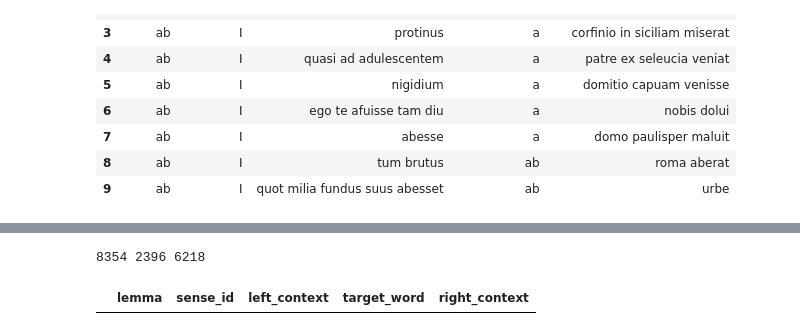
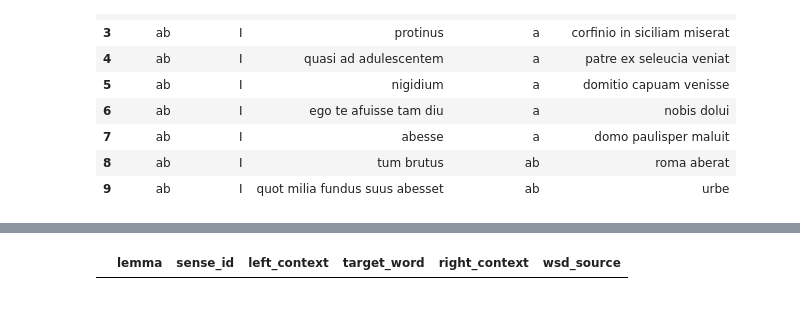
Before and after one commit to CCS-ZCU/labyrinth, a Jupyter notebook: scripts/0_1_latin-wsd-data&finetuning.ipynb, the cells around one changed output, grey strips where cells are left out. Drawn from its saved outputs; the diff is of its cells as text; code cells hidden in the pictures.

```diff
--- a/scripts/0_1_latin-wsd-data&finetuning.ipynb
+++ b/scripts/0_1_latin-wsd-data&finetuning.ipynb
@@ -1,5 +1,4 @@
 # %%
-import pandas as pd
 import random
 import pandas as pd
 from transformers import AutoModel, AutoTokenizer
@@ -11,3 +10,11 @@ import importlib
 from typing import List, Tuple, Dict, Iterable, Optional
 import inspect
 import re
+import unicodedata as ud
+import pandas as pd
+import torch
+from torch.utils.data import DataLoader
+from typing import Iterable, Optional
+pd.set_option("display.max_rows", None)
+pd.set_option("display.max_columns", None)
+import json
@@ -122 +111,7 @@ print(silver_inter_wsd.sample(5))
+# %%
+latbert_sense_data["wsd_source"] = "labert_wsd"
+semeval_wsd["wsd_source"] = "semeval_wsd"
+silver_inter_wsd["wsd_source"] = "silver_inter_wsd"
+
+wsd_data = pd.concat([latbert_sense_data, semeval_wsd, silver_inter_wsd])
 # %%
@@ -192,6 +182,4 @@ def sanitize_text_columns(
 # %%
 # Clean all three datasets identically
 # can also add lower=True to lowercase all columns
-latbert_sense_data = sanitize_text_columns(latbert_sense_data, lower=True)
-semeval_wsd        = sanitize_text_columns(semeval_wsd, lower=True)
-silver_inter_wsd   = sanitize_text_columns(silver_inter_wsd, lower=True)
+wsd_data = sanitize_text_columns(wsd_data, lower=True)
@@ -307,14 +195,8 @@ def drop_missing_sense(df: pd.DataFrame, sense_col: str = "sense_id") -> pd.Data
     return out[mask_ok].reset_index(drop=True)
 
 # Now drop rows missing sense labels
-latbert_sense_data = drop_missing_sense(latbert_sense_data)
-semeval_wsd        = drop_missing_sense(semeval_wsd)
-silver_inter_wsd   = drop_missing_sense(silver_inter_wsd)
-
-print(len(latbert_sense_data), len(semeval_wsd), len(silver_inter_wsd))
+wsd_data  = drop_missing_sense(wsd_data)
-# %% [output]
-8354 2396 6218
 # %%
-silver_inter_wsd[~silver_inter_wsd["sense_id"].isin(["I", "II", "III", "IV", "V", "VI", "VII"])]
+wsd_data[~wsd_data["sense_id"].isin(["I", "II", "III", "IV", "V", "VI", "VII"])]
 # %% [output]
-|  | lemma | sense_id | left_context | target_word | right_context |
+|  | lemma | sense_id | left_context | target_word | right_context | wsd_source |
```
Also changed, not shown: parts of 68 cells of this notebook, 16 other files.
